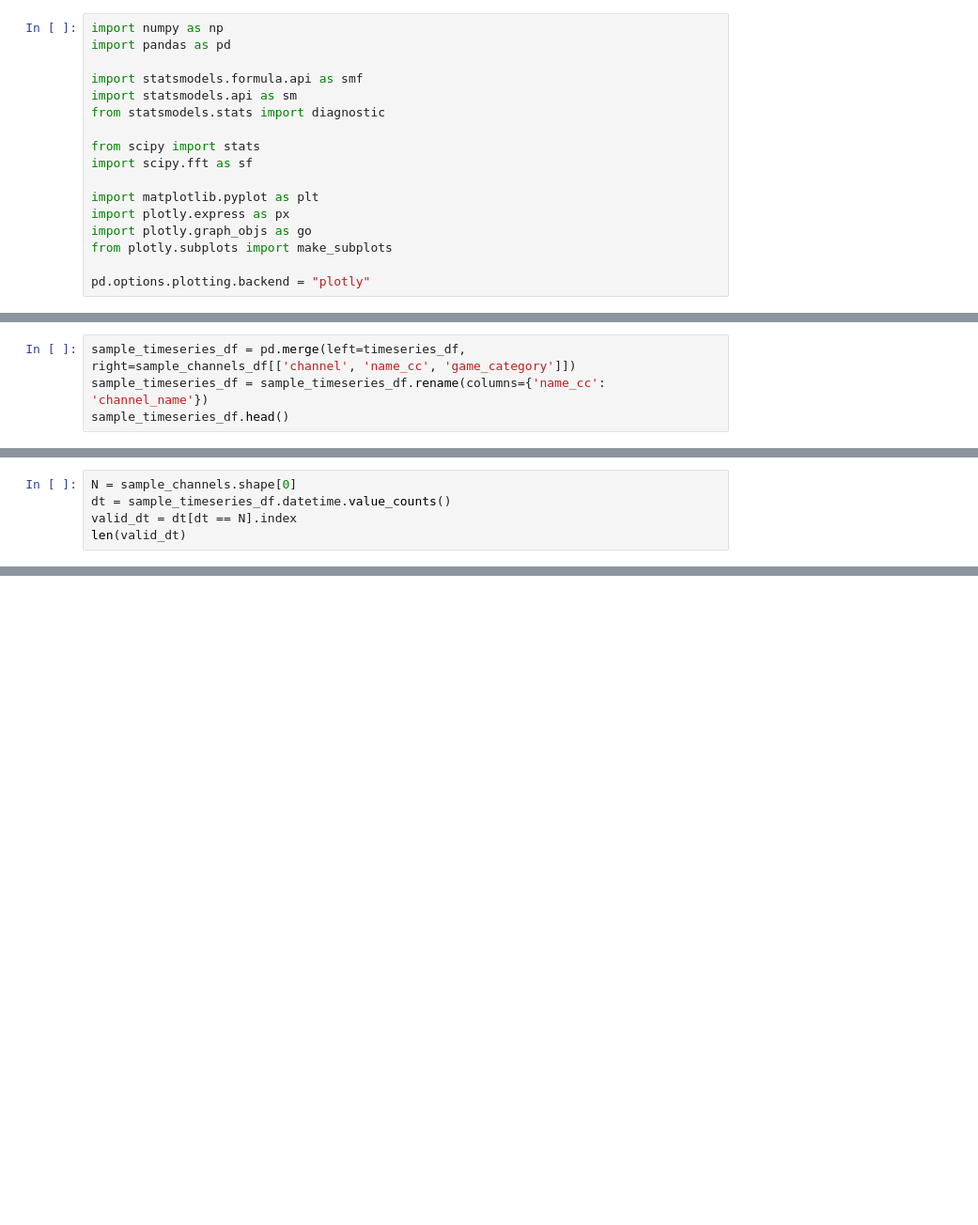
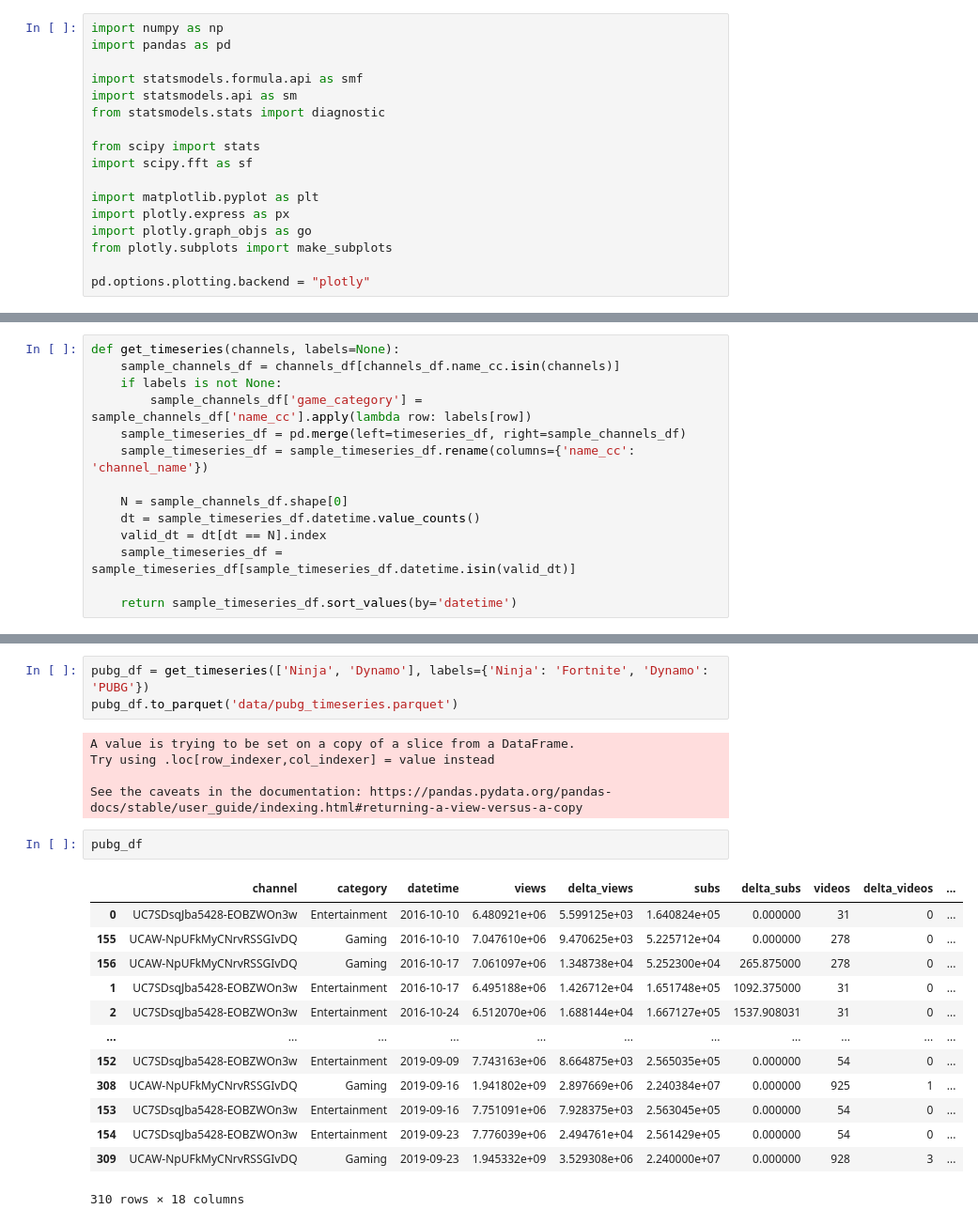
Before and after one commit to epfl-ada/ada-2023-project-analyticavengers2023, a Jupyter notebook: preprocessing.ipynb, the cells around one changed output, grey strips where cells are left out. Shown at 94% size. Drawn from its saved outputs; the diff is of its cells as text; blank space fills up the shorter version.

```diff
--- a/preprocessing.ipynb
+++ b/preprocessing.ipynb
@@ -112,4 +38,0 @@ timeseries_df.head()
-# %%
-sample_timeseries_df = pd.merge(left=timeseries_df, right=sample_channels_df[['channel', 'name_cc', 'game_category']])
-sample_timeseries_df = sample_timeseries_df.rename(columns={'name_cc': 'channel_name'})
-sample_timeseries_df.head()
@@ -123,5 +38,0 @@ sample_timeseries_df.head()
-# %%
-N = sample_channels.shape[0]
-dt = sample_timeseries_df.datetime.value_counts()
-valid_dt = dt[dt == N].index
-len(valid_dt)
@@ -139,0 +39,14 @@ Sampled timeseries df saved!
+# %%
+def get_timeseries(channels, labels=None):
+    sample_channels_df = channels_df[channels_df.name_cc.isin(channels)]
+    if labels is not None:
+        sample_channels_df['game_category'] = sample_channels_df['name_cc'].apply(lambda row: labels[row])
+    sample_timeseries_df = pd.merge(left=timeseries_df, right=sample_channels_df)
+    sample_timeseries_df = sample_timeseries_df.rename(columns={'name_cc': 'channel_name'})
+
+    N = sample_channels_df.shape[0]
+    dt = sample_timeseries_df.datetime.value_counts()
+    valid_dt = dt[dt == N].index
+    sample_timeseries_df = sample_timeseries_df[sample_timeseries_df.datetime.isin(valid_dt)]
+
+    return sample_timeseries_df.sort_values(by='datetime')
@@ -139,0 +86,24 @@ Sampled timeseries df saved!
+# %%
+pubg_df = get_timeseries(['Ninja', 'Dynamo'], labels={'Ninja': 'Fortnite', 'Dynamo': 'PUBG'})
+pubg_df.to_parquet('data/pubg_timeseries.parquet')
+# %% [output]
+A value is trying to be set on a copy of a slice from a DataFrame.
+Try using .loc[row_indexer,col_indexer] = value instead
+
+See the caveats in the documentation: https://pandas.pydata.org/pandas-docs/stable/user_guide/indexing.html#returning-a-view-versus-a-copy
+# %%
+pubg_df
+# %% [output]
+|  | channel | category | datetime | views | delta_views | subs | delta_subs | videos | delta_videos | ... |
+| 0 | UC7SDsqJba5428-EOBZWOn3w | Entertainment | 2016-10-10 | 6.480921e+06 | 5.599125e+03 | 1.640824e+05 | 0.000000 | 31 | 0 | ... |
+| 155 | UCAW-NpUFkMyCNrvRSSGIvDQ | Gaming | 2016-10-10 | 7.047610e+06 | 9.470625e+03 | 5.225712e+04 | 0.000000 | 278 | 0 | ... |
+| 156 | UCAW-NpUFkMyCNrvRSSGIvDQ | Gaming | 2016-10-17 | 7.061097e+06 | 1.348738e+04 | 5.252300e+04 | 265.875000 | 278 | 0 | ... |
+| 1 | UC7SDsqJba5428-EOBZWOn3w | Entertainment | 2016-10-17 | 6.495188e+06 | 1.426712e+04 | 1.651748e+05 | 1092.375000 | 31 | 0 | ... |
+| 2 | UC7SDsqJba5428-EOBZWOn3w | Entertainment | 2016-10-24 | 6.512070e+06 | 1.688144e+04 | 1.667127e+05 | 1537.908031 | 31 | 0 | ... |
+| ... | ... | ... | ... | ... | ... | ... | ... | ... | ... | ... |
+| 152 | UC7SDsqJba5428-EOBZWOn3w | Entertainment | 2019-09-09 | 7.743163e+06 | 8.664875e+03 | 2.565035e+05 | 0.000000 | 54 | 0 | ... |
+| 308 | UCAW-NpUFkMyCNrvRSSGIvDQ | Gaming | 2019-09-16 | 1.941802e+09 | 2.897669e+06 | 2.240384e+07 | 0.000000 | 925 | 1 | ... |
+| 153 | UC7SDsqJba5428-EOBZWOn3w | Entertainment | 2019-09-16 | 7.751091e+06 | 7.928375e+03 | 2.563045e+05 | 0.000000 | 54 | 0 | ... |
+| 154 | UC7SDsqJba5428-EOBZWOn3w | Entertainment | 2019-09-23 | 7.776039e+06 | 2.494761e+04 | 2.561429e+05 | 0.000000 | 54 | 0 | ... |
+| 309 | UCAW-NpUFkMyCNrvRSSGIvDQ | Gaming | 2019-09-23 | 1.945332e+09 | 3.529308e+06 | 2.240000e+07 | 0.000000 | 928 | 3 | ... |
+310 rows × 18 columns
```
Also changed, not shown: parts of 19 cells of this notebook, 2 other files.
